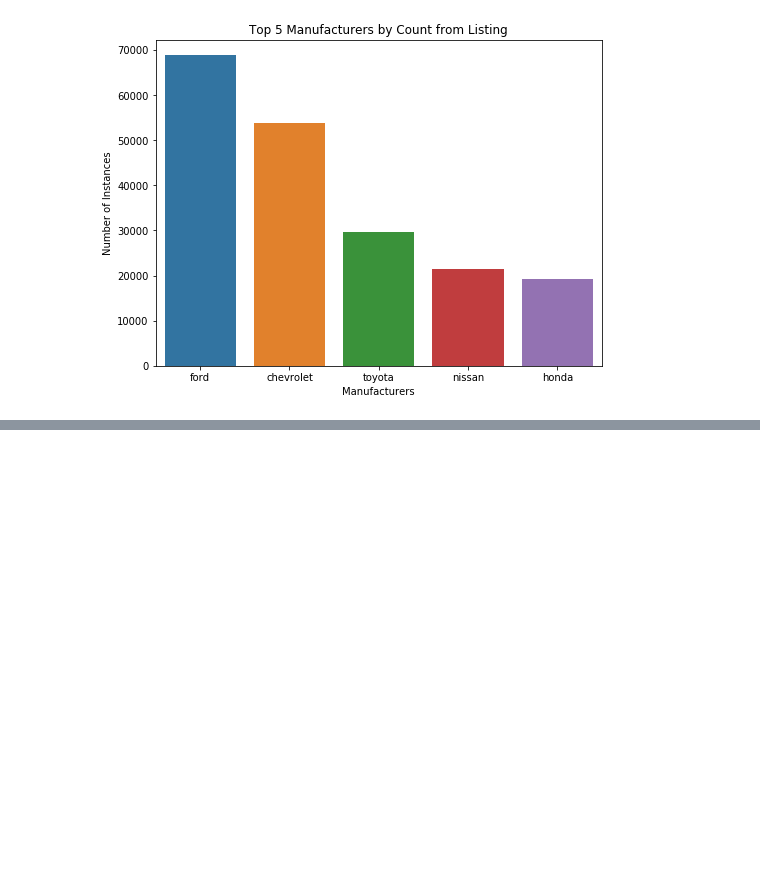
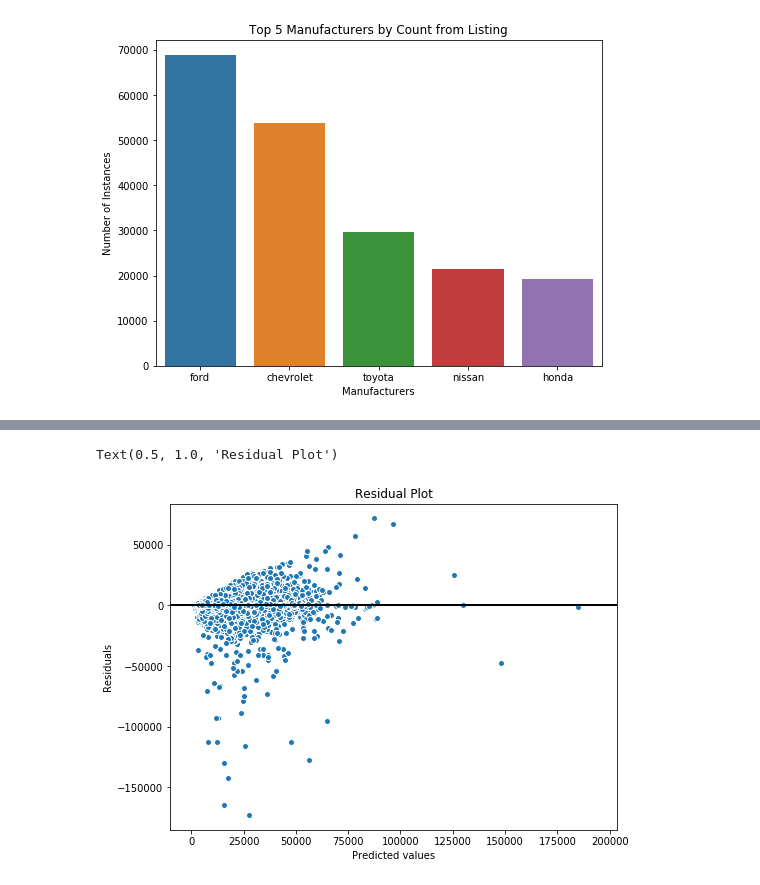
Before and after one commit to tonyychen/Projects, a Jupyter notebook: Portfolio Projects/2. Regression Ensemble and Web App - Used Car Prices Prediction/Part 2 - Regression Analysis with Ensemble.ipynb, the cells around one changed output, grey strips where cells are left out. Drawn from its saved outputs; the diff is of its cells as text; code cells hidden in the pictures; blank space fills up the shorter version.

Commit message:
Portfolio 2 residual plot

```diff
--- a/Portfolio Projects/2. Regression Ensemble and Web App - Used Car Prices Prediction/Part 2 - Regression Analysis with Ensemble.ipynb
+++ b/Portfolio Projects/2. Regression Ensemble and Web App - Used Car Prices Prediction/Part 2 - Regression Analysis with Ensemble.ipynb
@@ -58,0 +117,15 @@ plt.show()
+# %%
+from sklearn.model_selection import train_test_split
+
+X_train_all, X_test, y_train_all, y_test = train_test_split(X, y, test_size = 0.2)
+# %%
+#Further split train_all into training and cross validation sets since we do not want to touch the test set yet
+X_train, X_cv, y_train, y_cv = train_test_split(X_train_all, y_train_all, test_size = 0.1)
+# %%
+from sklearn.ensemble import RandomForestRegressor
+forest = RandomForestRegressor(n_jobs = -1)
+forest_pipe = make_pipeline(union_trans, forest)
+# %%
+#Now fit the data and make predictions
+forest_pipe.fit(X_train, y_train)
+pred_cv = forest_pipe.predict(X_cv)
@@ -58,0 +137,12 @@ plt.show()
+# %%
+#Residual plot
+plt.figure(figsize = (8, 6))
+plt.scatter(pred_cv, pred_cv - y_cv, edgecolor = 'white')
+plt.hlines(y = 0, xmin = -10000, xmax = pred_cv.max() * 1.1, color = 'black', lw = 2)
+plt.xlim(-10000, pred_cv.max() * 1.1)
+plt.xlabel('Predicted values')
+plt.ylabel('Residuals')
+plt.title('Residual Plot')
+# %% [output]
+Text(0.5, 1.0, 'Residual Plot')
+[figure, added]
```
Also changed, not shown: parts of 9 cells of this notebook.
